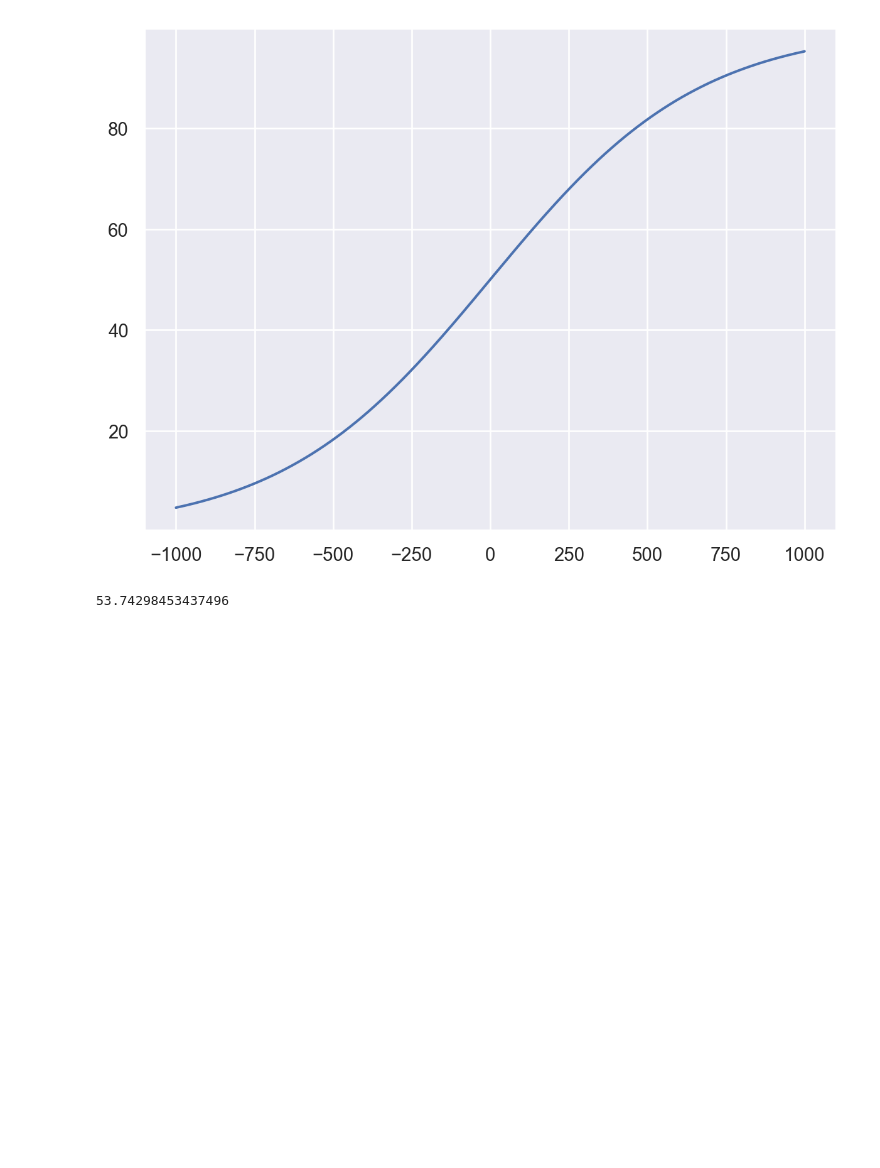
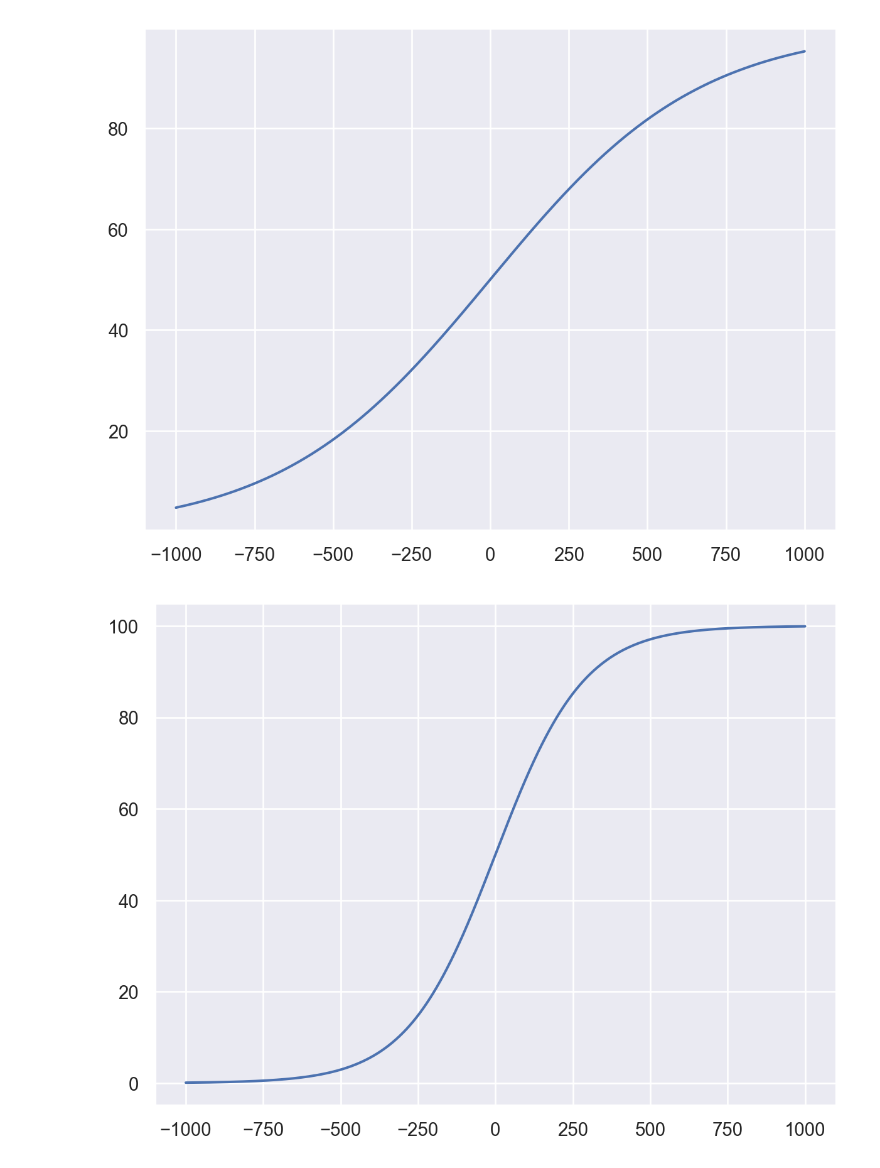
Before and after one commit to SandroMartens/Lichess-Win-Predictions, a Jupyter notebook: new.ipynb, the cells around one changed output. Cells and saved outputs as stored; diff of their text form; code cells hidden in the pictures; blank space fills up the shorter version.

```diff
--- a/new.ipynb
+++ b/new.ipynb
@@ -107,5 +107,5 @@ def win_proba(cp, a):
 # %%
 from scipy.optimize import curve_fit
 
-curve_fit(win_proba, xdata=xs, ydata=(dist1.cdf(xs) + dist2.cdf(xs)) * 0.5 )
+curve_fit(win_proba, xdata=xs, ydata=(dist1.cdf(xs) + dist2.cdf(xs)) * 0.5 * 100)
 # %% [output]
@@ -117,7 +116,9 @@ so.Plot(x=xs, y=win_proba(xs, 0.003)) .add(
 )
 # %% [output]
 [figure]
-# %%
-win_proba(0.003, 50)
-# %% [output]
-53.74298453437496
+# %%
+so.Plot(x=xs, y=win_proba(xs, 0.007)) .add(
+    so.Line(),
+)
+# %% [output]
+[figure, added]
```
Also changed, not shown: parts of 2 cells of this notebook.
